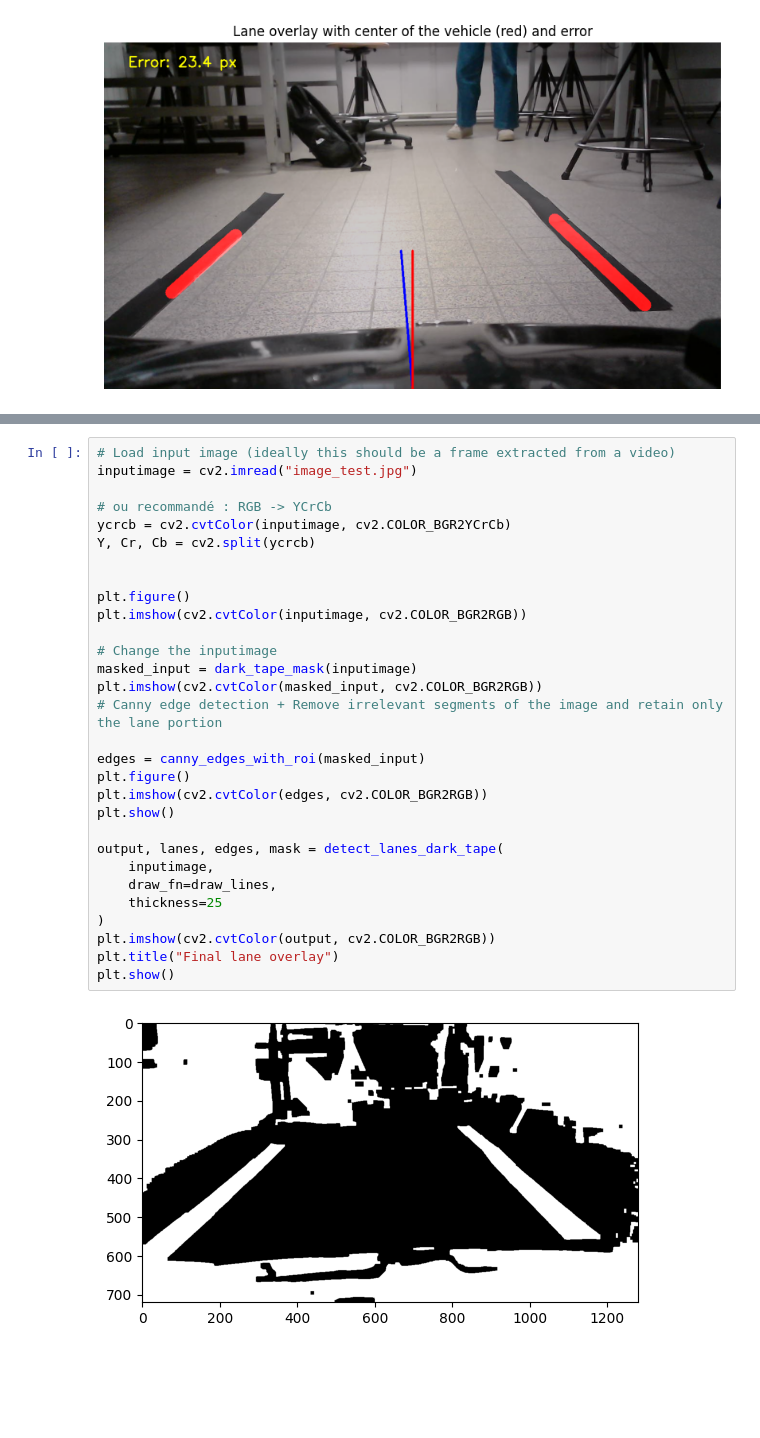
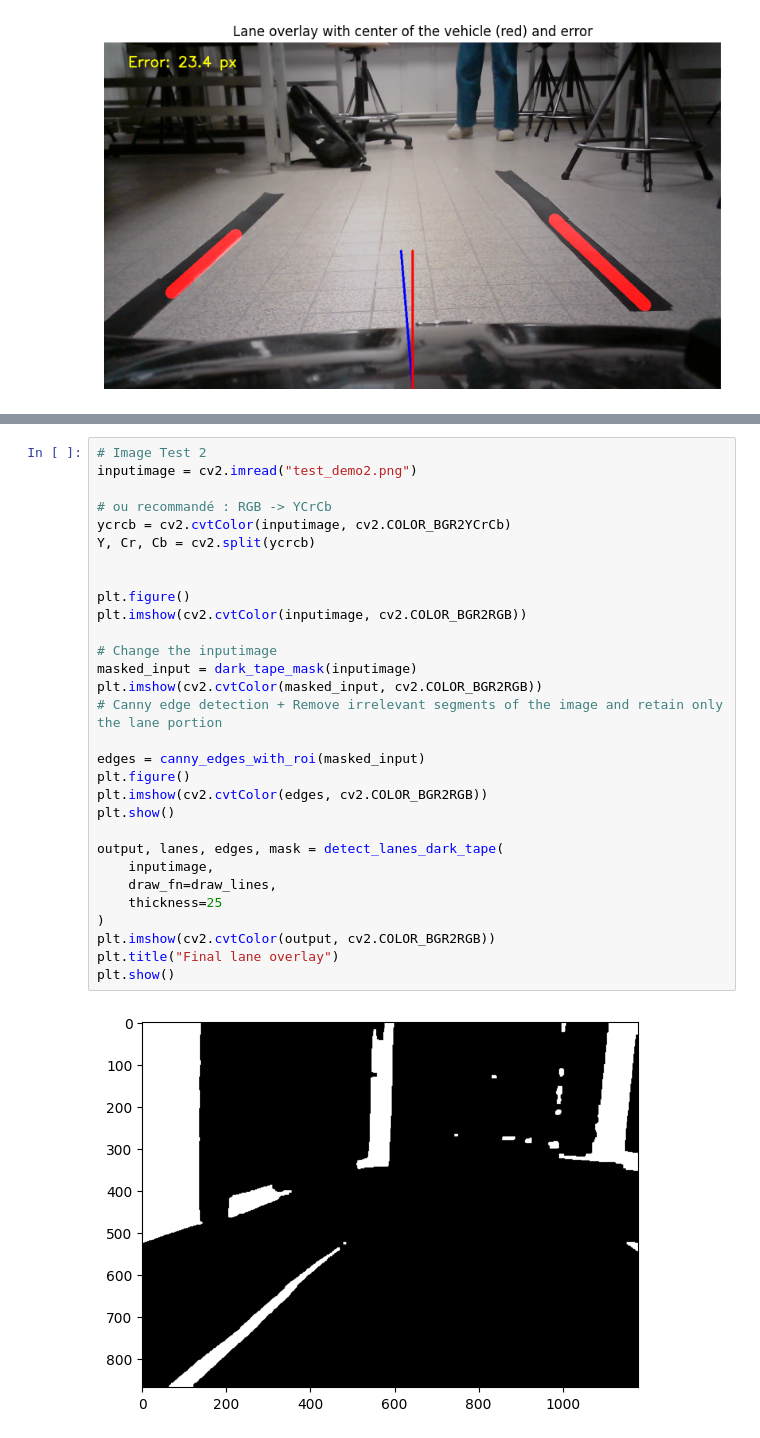
Before and after one commit to pofpifpaf/geicar-kleya, a Jupyter notebook: jetsonNano/ros2_ws/src/lane_detection/resource/Lane-detection-opencv-python/Lane-detection-opencv.ipynb, the cells around one changed output, grey strips where cells are left out. Drawn from its saved outputs; the diff is of its cells as text; blank space fills up the shorter version.

```diff
--- a/jetsonNano/ros2_ws/src/lane_detection/resource/Lane-detection-opencv-python/Lane-detection-opencv.ipynb
+++ b/jetsonNano/ros2_ws/src/lane_detection/resource/Lane-detection-opencv-python/Lane-detection-opencv.ipynb
@@ -464,32 +459,32 @@ plt.show()
 # %%
-# Load input image (ideally this should be a frame extracted from a video)
-inputimage = cv2.imread("image_test.jpg")
+# Image Test 2
+inputimage = cv2.imread("test_demo2.png")
 
 # ou recommandé : RGB -> YCrCb
 ycrcb = cv2.cvtColor(inputimage, cv2.COLOR_BGR2YCrCb)
 Y, Cr, Cb = cv2.split(ycrcb)
 
 
 plt.figure()
 plt.imshow(cv2.cvtColor(inputimage, cv2.COLOR_BGR2RGB))
 
 # Change the inputimage
 masked_input = dark_tape_mask(inputimage)
 plt.imshow(cv2.cvtColor(masked_input, cv2.COLOR_BGR2RGB))
 # Canny edge detection + Remove irrelevant segments of the image and retain only the lane portion
 
 edges = canny_edges_with_roi(masked_input)
 plt.figure()
 plt.imshow(cv2.cvtColor(edges, cv2.COLOR_BGR2RGB))
 plt.show()
 
 output, lanes, edges, mask = detect_lanes_dark_tape(
     inputimage,
     draw_fn=draw_lines,
     thickness=25
 )
 plt.imshow(cv2.cvtColor(output, cv2.COLOR_BGR2RGB))
 plt.title("Final lane overlay")
 plt.show()
 # %% [output]
-[figure, old version]
+[figure, new version]
```
Also changed, not shown: parts of 10 cells of this notebook, 4 other files.
